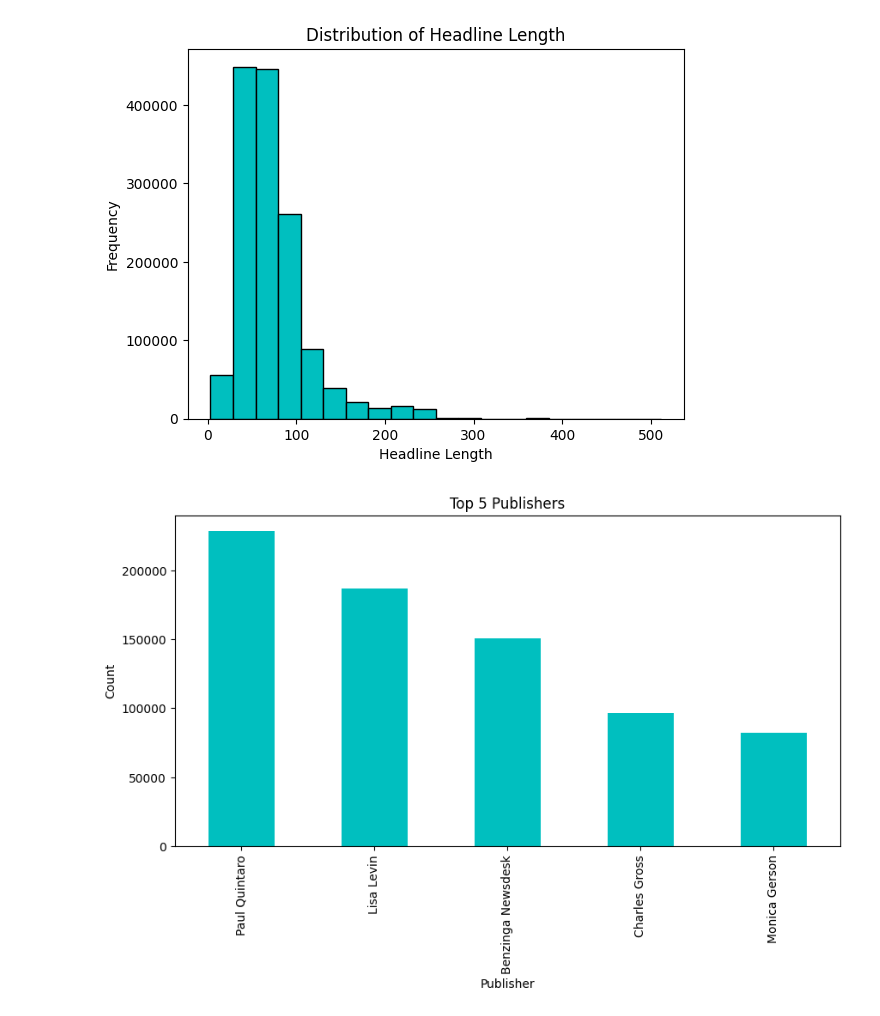
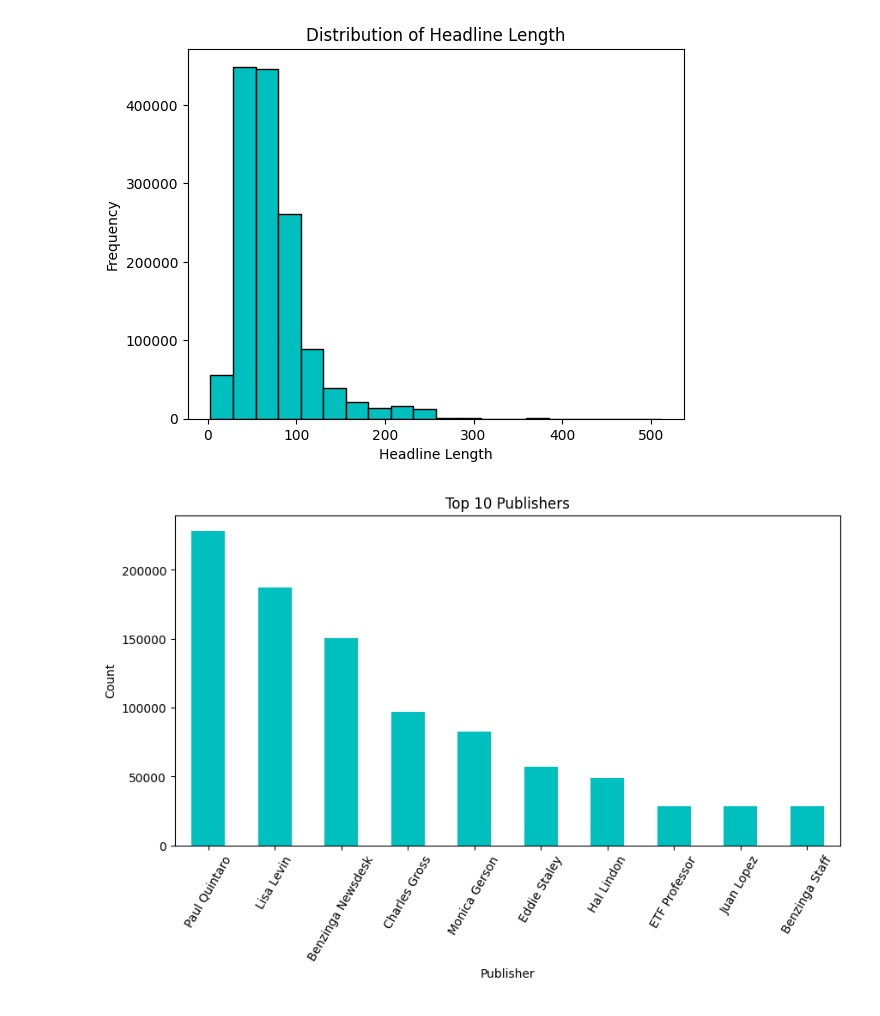
Before and after one commit to IamYunusAli/FNSPID, a Jupyter notebook: notebooks/analysis.ipynb, the cells around one changed output. Drawn from its saved outputs; the diff is of its cells as text; code cells hidden in the pictures.

```diff
--- a/notebooks/analysis.ipynb
+++ b/notebooks/analysis.ipynb
@@ -43,14 +45,14 @@ plt.show()
 # %%
 #publisher analysis
 
 publisher=data['publisher'].value_counts()
-publisher.head(5)
 
 plt.figure(figsize=(10,5))
-publisher.head(5).plot(kind='bar', color='c')
-plt.title('Top 5 Publishers')
+publisher.head(10).plot(kind='bar', color='c')
+plt.title('Top 10 Publishers')
 plt.xlabel('Publisher')
 plt.ylabel('Count')
+plt.xticks(rotation=60)
 plt.show()
 # %% [output]
-[figure, old version]
+[figure, new version]
```
Also changed, not shown: parts of 5 cells of this notebook.
